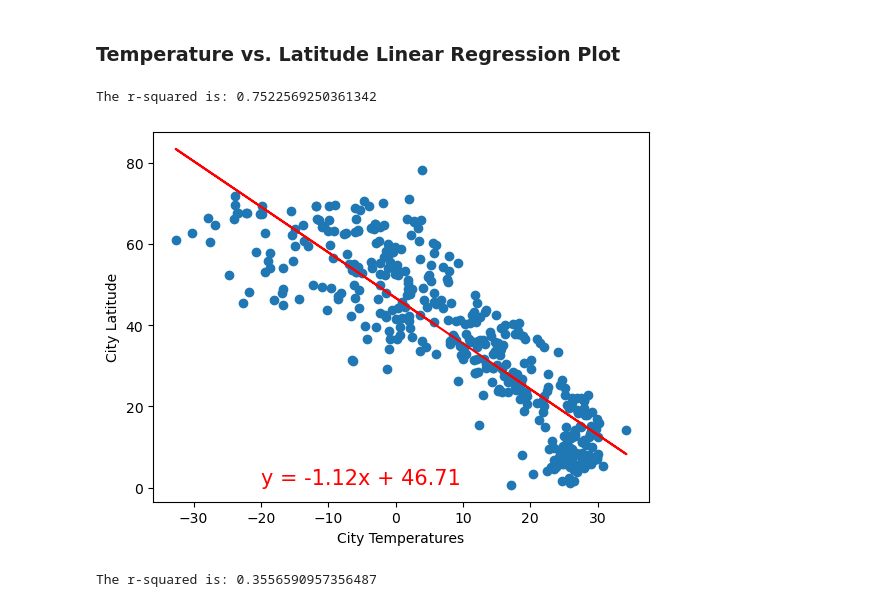
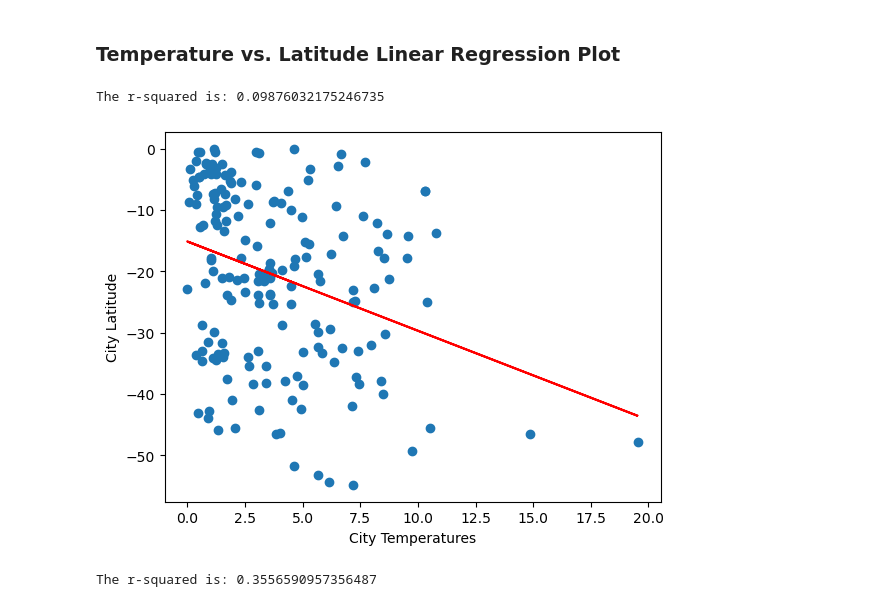
Before and after one commit to meehal0203/Python-api-challenge, a Jupyter notebook: WeatherPy/WeatherPy.ipynb, the cells around one changed output. Cells and saved outputs as stored; diff of their text form; code cells hidden in the pictures.

```diff
--- a/WeatherPy/WeatherPy.ipynb
+++ b/WeatherPy/WeatherPy.ipynb
@@ -332,25 +332,25 @@ southern_hemi_df.head()
 | 19 | callao | -12.0667 | -77.1500 | 22.16 | 68 | 0 | 8.23 | PE | 1701122794 |
 # %% [markdown]
 ###  Temperature vs. Latitude Linear Regression Plot
-# %%
-def linear_reg(x_value, y_value, x_label)
 # %%
-# Linear regression on Northern Hemisphere
-x_values = northern_hemi_df['Max Temp']
-y_values = northern_hemi_df['Lat']
-(slope, intercept, rvalue, pvalue, stderr) = linregress(x_values, y_values)
-regress_values = x_values * slope + intercept
-line_eq = "y = " + str(round(slope,2)) + "x + " + str(round(intercept,2))
-plt.scatter(x_values,y_values)
-plt.plot(x_values,regress_values,"r-")
-plt.annotate(line_eq,(-20,0.8),fontsize=15,color="red")
-plt.xlabel('City Temperatures')
-plt.ylabel('City Latitude')
-print(f"The r-squared is: {rvalue**2}")
-plt.show()
+def linear_reg(x_value, y_value, x_label):
+
+    (slope, intercept, rvalue, pvalue, stderr) = linregress(x_values, y_values)
+    regress_values = x_values * slope + intercept
+    line_eq = "y = " + str(round(slope,2)) + "x + " + str(round(intercept,2))
+    plt.scatter(x_values,y_values)
+    plt.plot(x_values,regress_values,"r-")
+    # plt.annotate(line_eq,(-20,0.8),fontsize=15,color="red")
+    plt.xlabel(x_label)
+    plt.ylabel('City Latitude')
+    print(f"The r-squared is: {rvalue**2}")
+    plt.show()
-# %% [output]
-The r-squared is: 0.7522569250361342
-[figure, removed]
+# %%
+# Linear regression on Northern Hemisphere
+linear_reg(northern_hemi_df['Max Temp'],northern_hemi_df['Lat'], "City Temperatures")
+# %% [output]
+The r-squared is: 0.09876032175246735
+[figure, added]
 # %%
 # Linear regression on Southern Hemisphere
 linear_reg(southern_hemi_df['Max Temp'],southern_hemi_df['Lat'], "City Temperatures")
```
Also changed, not shown: 1 other file.
